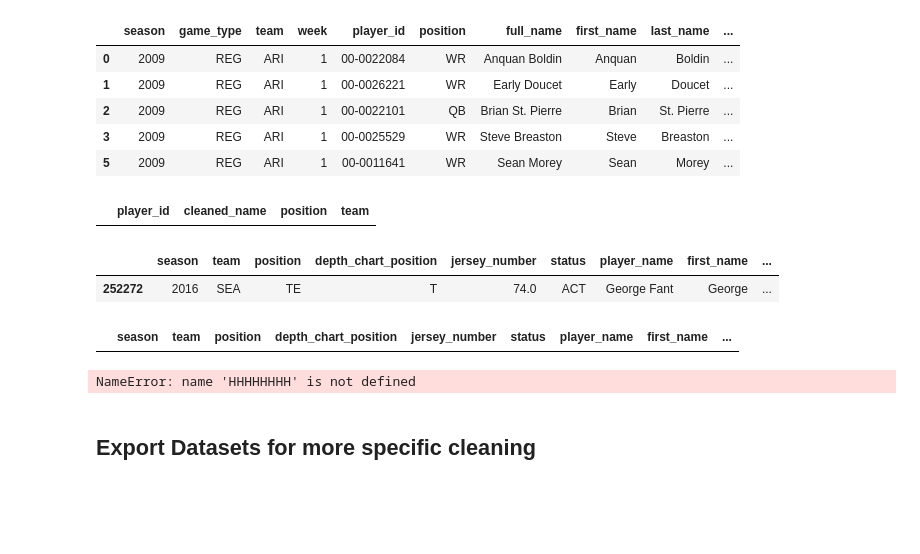
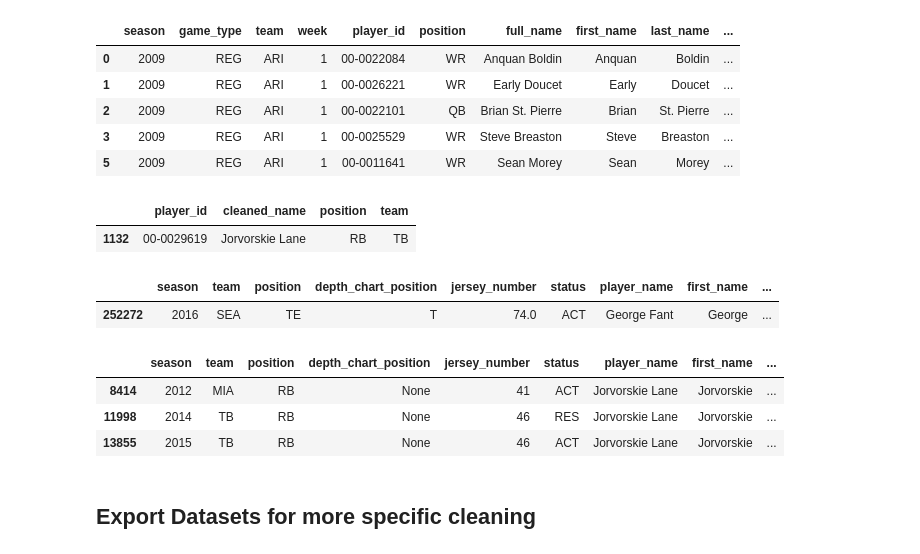
Before and after one commit to nicriv831/NFL-Injury-Risk, a Jupyter notebook: 1-Import_and_Standardize.ipynb, the cells around one changed output. Drawn from its saved outputs; the diff is of its cells as text; code cells hidden in the pictures; blank space fills up the shorter version.

Commit message:
Updated clean - added FB pos

```diff
--- a/1-Import_and_Standardize.ipynb
+++ b/1-Import_and_Standardize.ipynb
@@ -1119,22 +1210,22 @@ inj_clean.head()
 | 3 | 2009 | REG | ARI | 1 | 00-0025529 | WR | Steve Breaston | Steve | Breaston | ... |
 | 5 | 2009 | REG | ARI | 1 | 00-0011641 | WR | Sean Morey | Sean | Morey | ... |
 # %%
-df_grouped[df_grouped['player_id'] == '00-0032466']
+df_grouped[df_grouped['player_id'] == '00-0029619']
 # %% [output]
 |  | player_id | cleaned_name | position | team |
+| 1132 | 00-0029619 | Jorvorskie Lane | RB | TB |
 # %%
 rosters_weekly_ff[rosters_weekly_ff['player_id'] == '00-0032466']
 # %% [output]
 |  | season | team | position | depth_chart_position | jersey_number | status | player_name | first_name | ... |
 | 252272 | 2016 | SEA | TE | T | 74.0 | ACT | George Fant | George | ... |
-# %%
-rosters_seas_ff[rosters_seas_ff['player_id'] == '00-0032466']
-# %% [output]
-|  | season | team | position | depth_chart_position | jersey_number | status | player_name | first_name | ... |
-# %%
-HHHHHHHH
-# %% [output]
-NameError: name 'HHHHHHHH' is not defined
+# %%
+rs_clean[rs_clean['player_id'] == '00-0029619']
+# %% [output]
+|  | season | team | position | depth_chart_position | jersey_number | status | player_name | first_name | ... |
+| 8414 | 2012 | MIA | RB | None | 41 | ACT | Jorvorskie Lane | Jorvorskie | ... |
+| 11998 | 2014 | TB | RB | None | 46 | RES | Jorvorskie Lane | Jorvorskie | ... |
+| 13855 | 2015 | TB | RB | None | 46 | ACT | Jorvorskie Lane | Jorvorskie | ... |
 # %% [markdown]
 ## Export Datasets for more specific cleaning
 # %%
```
Also changed, not shown: parts of 55 cells of this notebook, 12 other files.
